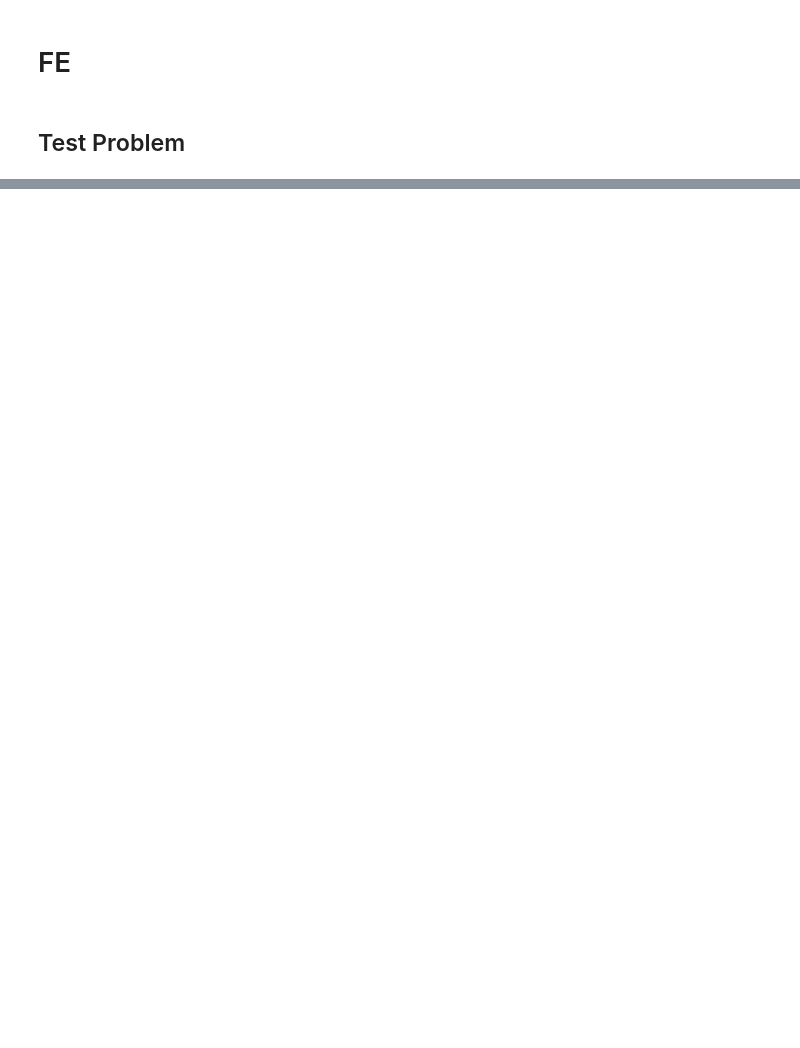
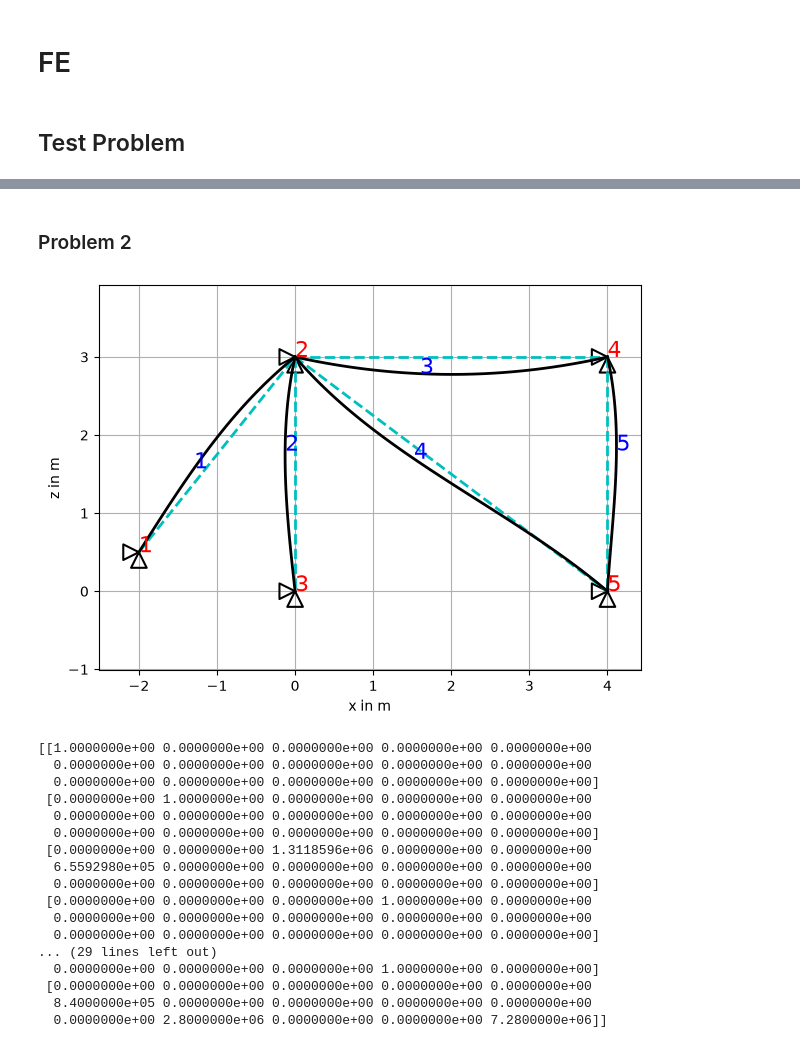
Before and after one commit to ajayhanssen/FE-NTNU, a Jupyter notebook: fe_pgrm.ipynb, the cells around one changed output, grey strips where cells are left out. Cells and saved outputs as stored; diff of their text form; code cells hidden in the pictures; blank space fills up the shorter version.

```diff
--- a/fe_pgrm.ipynb
+++ b/fe_pgrm.ipynb
@@ -275,0 +301,45 @@ print(sys.K_solve)
+# %% [markdown]
+### Problem 2
+# %%
+n1 = Node(-2, 0.5, fixed=[0, 1])
+n2 = Node(0, 3, fixed=[0,1])
+n3 = Node(0, 0, fixed=[0,1])
+n4 = Node(4, 3, fixed=[0,1])
+n5 = Node(4, 0, fixed=[0,1])
+
+el1 = Element(n1, n2, E/2, I, A)
+el2 = Element(n2, n3, E, I, A)
+el3 = Element(n2, n4, E, I, A)
+el4 = Element(n2, n5, E, I, A)
+el5 = Element(n4, n5, 2*E, I, A)
+
+dl3 = DistributedLoad(el3, q)
+
+sys = System([el1, el2, el3, el4, el5], [dl3])
+
+sys.assemble()
+sys.apply_bcs()
+
+r = sys.solve()
+
+fig2 = plot_structure_def(sys, 1000, supports=True)
+print(sys.K_solve)
+# %% [output]
+[figure, added]
+[[1.0000000e+00 0.0000000e+00 0.0000000e+00 0.0000000e+00 0.0000000e+00
+  0.0000000e+00 0.0000000e+00 0.0000000e+00 0.0000000e+00 0.0000000e+00
+  0.0000000e+00 0.0000000e+00 0.0000000e+00 0.0000000e+00 0.0000000e+00]
+ [0.0000000e+00 1.0000000e+00 0.0000000e+00 0.0000000e+00 0.0000000e+00
+  0.0000000e+00 0.0000000e+00 0.0000000e+00 0.0000000e+00 0.0000000e+00
+  0.0000000e+00 0.0000000e+00 0.0000000e+00 0.0000000e+00 0.0000000e+00]
+ [0.0000000e+00 0.0000000e+00 1.3118596e+06 0.0000000e+00 0.0000000e+00
+  6.5592980e+05 0.0000000e+00 0.0000000e+00 0.0000000e+00 0.0000000e+00
+  0.0000000e+00 0.0000000e+00 0.0000000e+00 0.0000000e+00 0.0000000e+00]
+ [0.0000000e+00 0.0000000e+00 0.0000000e+00 1.0000000e+00 0.0000000e+00
+  0.0000000e+00 0.0000000e+00 0.0000000e+00 0.0000000e+00 0.0000000e+00
+  0.0000000e+00 0.0000000e+00 0.0000000e+00 0.0000000e+00 0.0000000e+00]
+... (29 lines left out)
+  0.0000000e+00 0.0000000e+00 0.0000000e+00 1.0000000e+00 0.0000000e+00]
+ [0.0000000e+00 0.0000000e+00 0.0000000e+00 0.0000000e+00 0.0000000e+00
+  8.4000000e+05 0.0000000e+00 0.0000000e+00 0.0000000e+00 0.0000000e+00
+  0.0000000e+00 2.8000000e+06 0.0000000e+00 0.0000000e+00 7.2800000e+06]]
```
Also changed, not shown: parts of 4 cells of this notebook, 1 other file.
